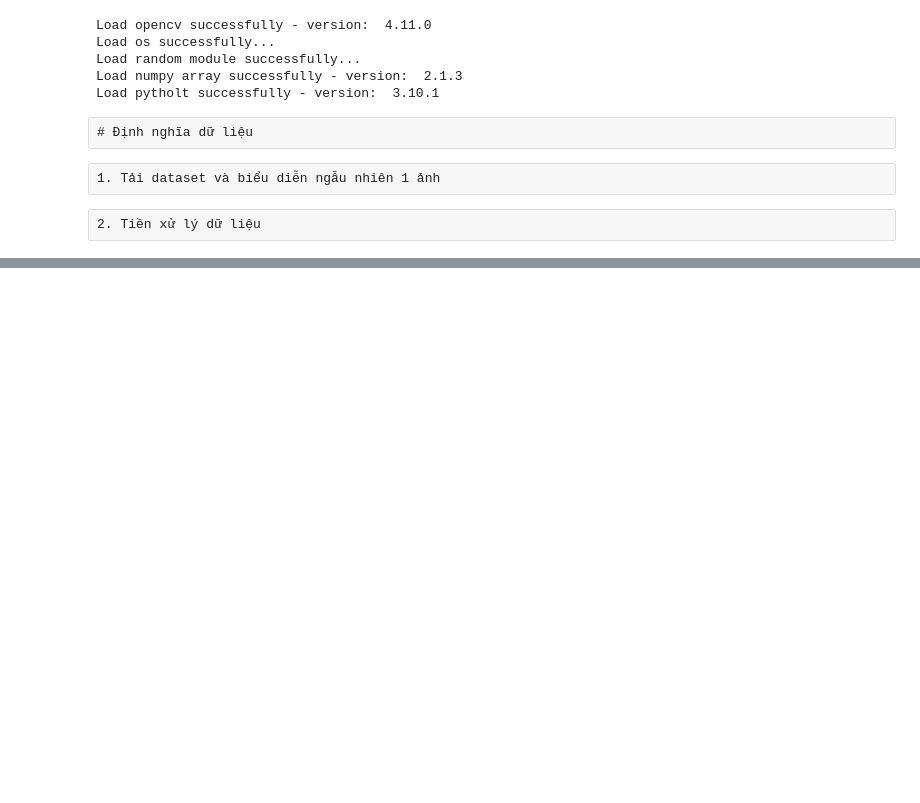
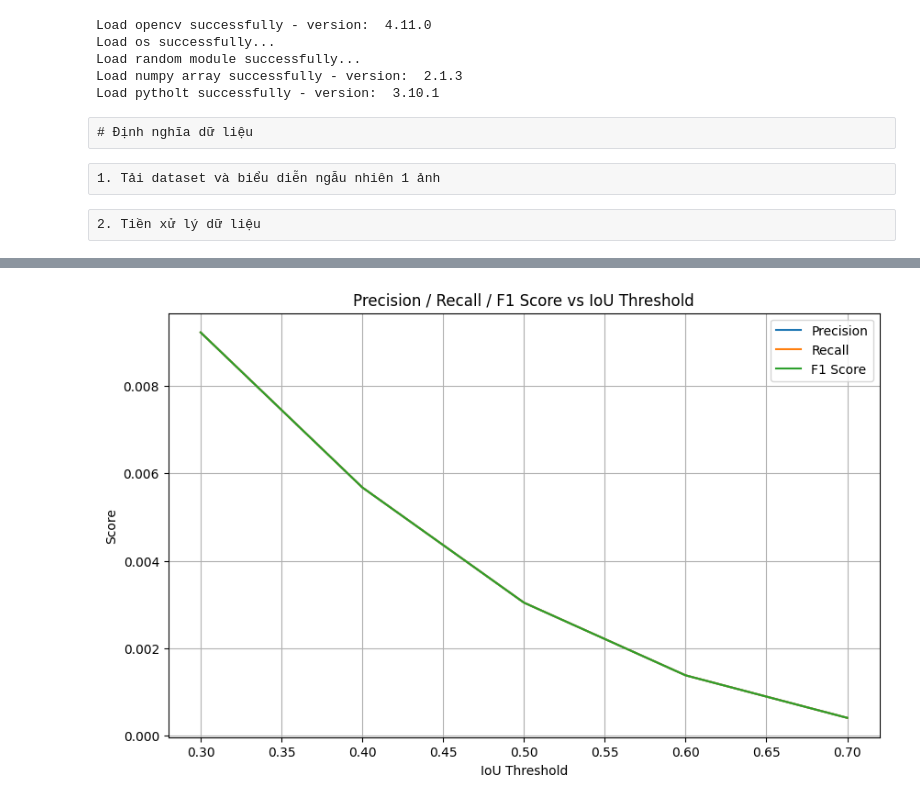
Before and after one commit to MinhKhongCau/FaceRecognized, a Jupyter notebook: FaceLab_1_5.ipynb, the cells around one changed output, grey strips where cells are left out. Drawn from its saved outputs; the diff is of its cells as text; code cells hidden in the pictures; blank space fills up the shorter version.

```diff
--- a/FaceLab_1_5.ipynb
+++ b/FaceLab_1_5.ipynb
@@ -329,0 +366,22 @@ Test Loss: 0.0260 | Test MAE: 0.1026
+# %%
+from tensorflow.keras.models import load_model
+
+# Load dữ liệu test và mô hình
+x_test = np.load("x_test_1_5.npy")  # (N, 128, 128)
+y_test = np.load("y_test_1_5.npy")  # (N, 5)
+model = load_model("face_detection_model_1_5.keras")
+
+# Dự đoán toàn bộ x_test
+y_pred = model.predict(x_test)
+
+# Đánh giá theo nhiều IoU threshold
+iou_thresholds = [0.3, 0.4, 0.5, 0.6, 0.7]
+metrics_list = []
+
+for thresh in iou_thresholds:
+    metrics = evaluate_f1(y_pred, y_test, iou_threshold=thresh)
+    metrics_list.append(metrics)
+
+# Vẽ biểu đồ
+plot_metrics(metrics_list, iou_thresholds)
+# %% [output]
@@ -329,0 +389 @@ Test Loss: 0.0260 | Test MAE: 0.1026
+[figure, added]
```
Also changed, not shown: parts of 18 cells of this notebook, 9 other files.
